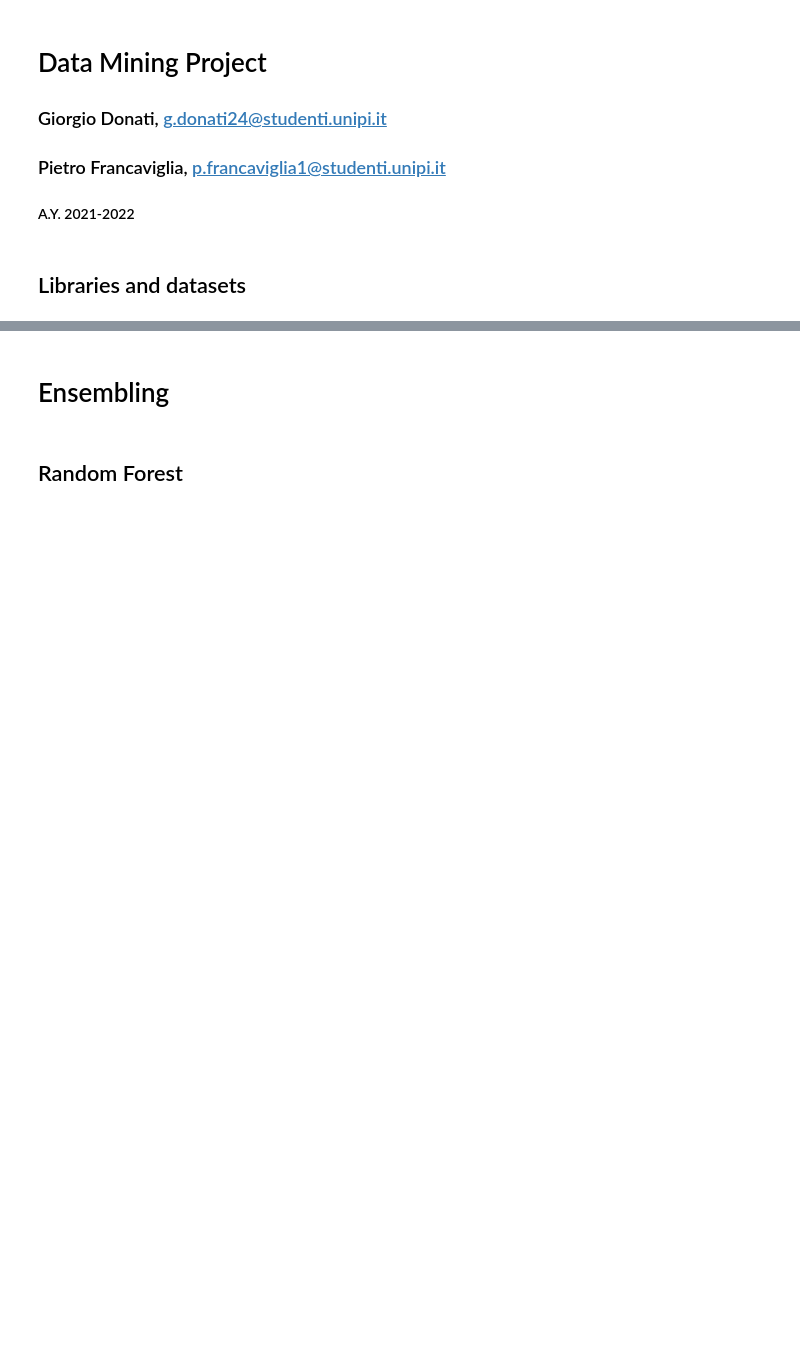
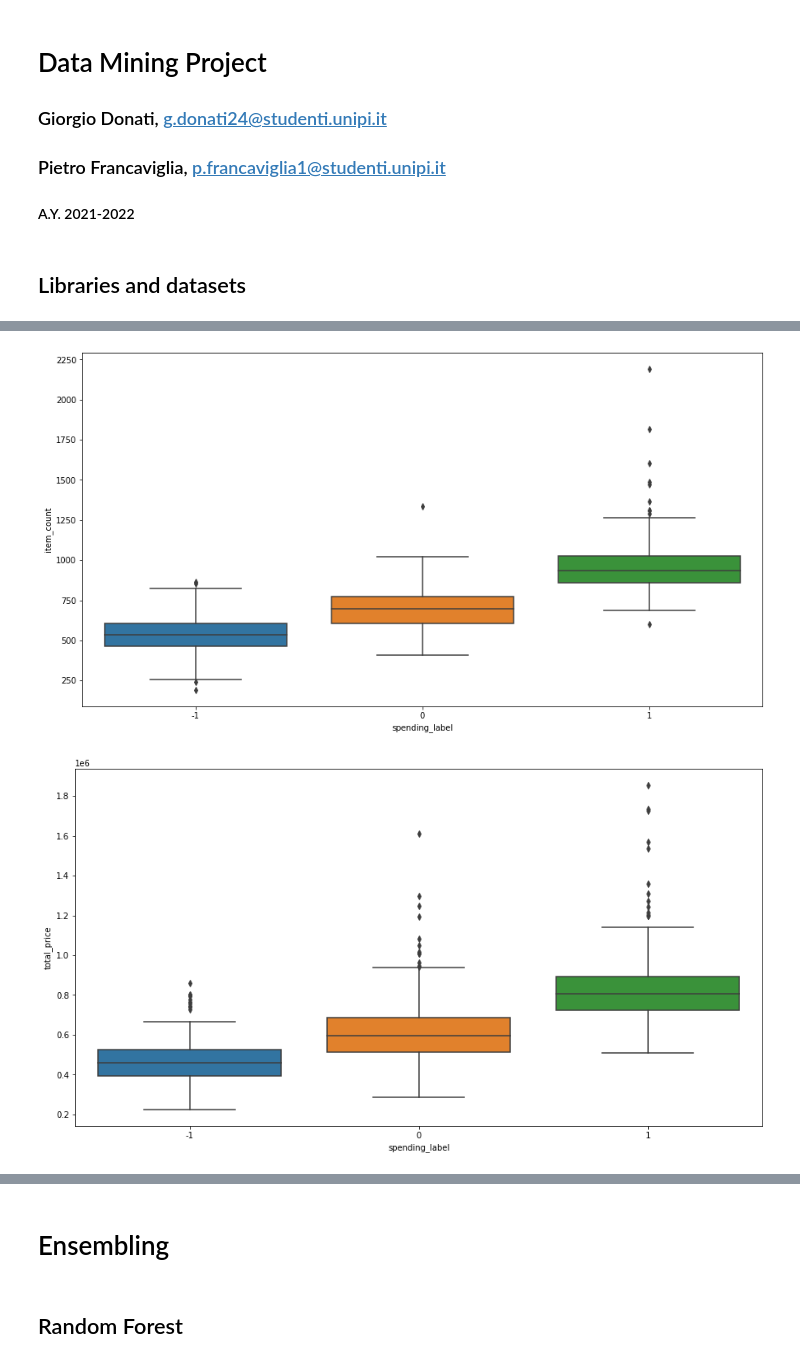
Before and after one commit to frankpietro/dm-project, a Jupyter notebook: DM_DonatiFrancaviglia_TASK3/predictive_labelling.ipynb, the cells around one changed output, grey strips where cells are left out. Cells and saved outputs as stored; diff of their text form; code cells hidden in the pictures; blank space fills up the shorter version.

```diff
--- a/DM_DonatiFrancaviglia_TASK3/predictive_labelling.ipynb
+++ b/DM_DonatiFrancaviglia_TASK3/predictive_labelling.ipynb
@@ -77,0 +89,7 @@ memory usage: 89.9+ KB
+# %%
+for c in [ICNT, PSUM, AIXB]:
+    _, ax = plt.subplots(figsize=(15,8))
+    sns.boxplot(x=SLAB, y=c, data=u_df)
+# %% [output]
+[figure, added]
+[figure, added]
```
Also changed, not shown: parts of 16 cells of this notebook, 1 other file.
